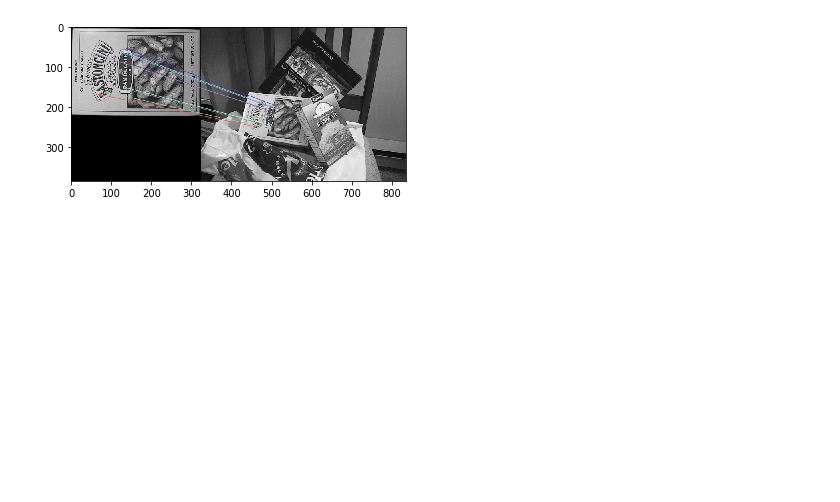
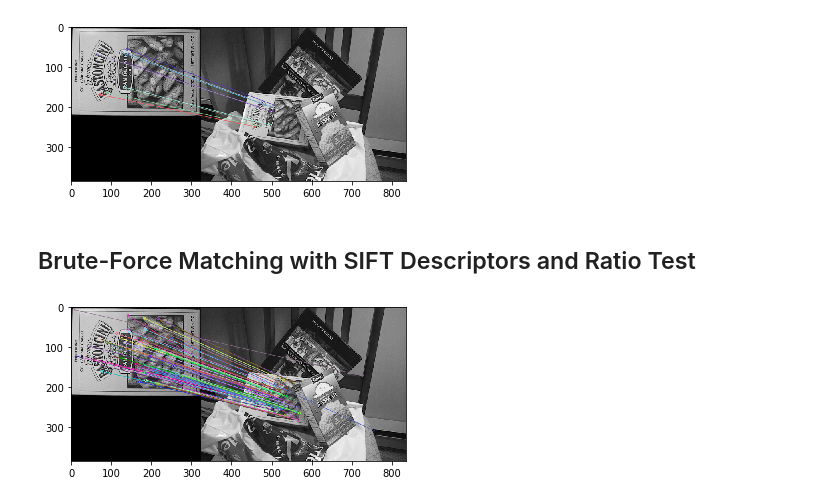
Before and after one commit to koikelab-team/opencv-workshop, a Jupyter notebook: 4 Feature Detection.ipynb, the cells around one changed output. Saved outputs shown, nothing was run; the diff lists cells and outputs as text; code cells hidden in the pictures; blank space fills up the shorter version.

```diff
--- a/4 Feature Detection.ipynb
+++ b/4 Feature Detection.ipynb
@@ -97,3 +99,33 @@ plt.imshow(img3)
 plt.show()
 # %% [output]
 [figure]
+# %% [markdown]
+## Brute-Force Matching with SIFT Descriptors and Ratio Test
+# %%
+img1 = cv2.imread('img/box.png',0)          # queryImage
+img2 = cv2.imread('img/box_in_scene.png',0) # trainImage
+
+# Initiate SIFT detector
+sift = cv2.xfeatures2d.SIFT_create()
+
+# find the keypoints and descriptors with SIFT
+kp1, des1 = sift.detectAndCompute(img1,None)
+kp2, des2 = sift.detectAndCompute(img2,None)
+
+# BFMatcher with default params
+bf = cv2.BFMatcher()
+matches = bf.knnMatch(des1,des2, k=2)
+
+# Apply ratio test
+good = []
+for m,n in matches:
+    if m.distance < 0.75*n.distance:
+        good.append([m])
+
+# cv2.drawMatchesKnn expects list of lists as matches.
+img3 = cv2.drawMatchesKnn(img1,kp1,img2,kp2,good,flags=2, outImg=None)
+
+plt.imshow(img3)
+plt.show()
+# %% [output]
+[figure, added]
```
Also changed, not shown: parts of 3 cells of this notebook.
